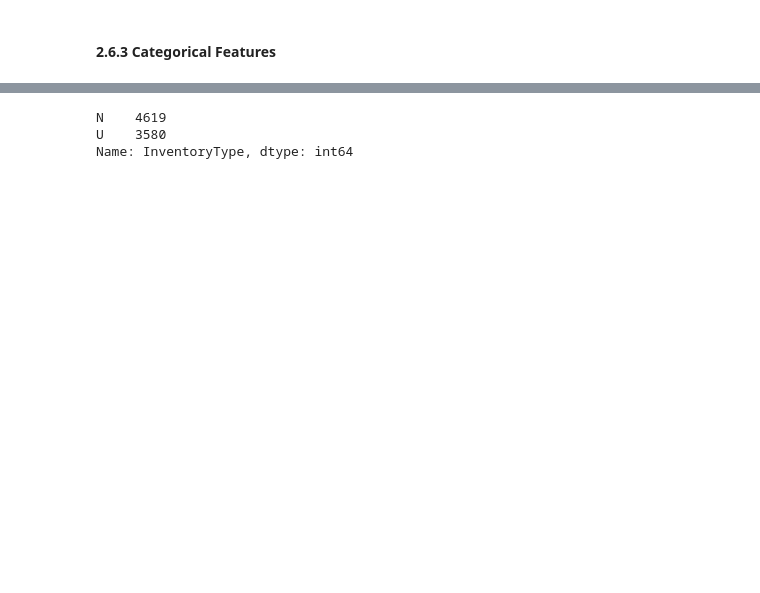
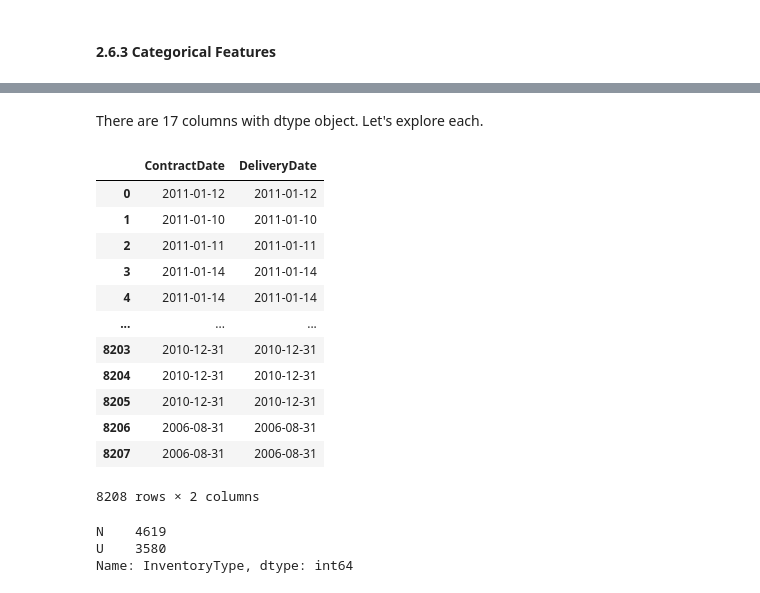
Before and after one commit to martell-n-tardy/Forecasting-with-a-Time-Series-Model-using-Python, a Jupyter notebook: notebooks/data wrangling.ipynb, the cells around one changed output, grey strips where cells are left out. Saved outputs shown, nothing was run; the diff lists cells and outputs as text; code cells hidden in the pictures; blank space fills up the shorter version.

Commit message:
categorical features explored

```diff
--- a/notebooks/data wrangling.ipynb
+++ b/notebooks/data wrangling.ipynb
@@ -356,3 +338,25 @@ memory usage: 1.8+ MB
+# %% [markdown]
+There are 17 columns with dtype object. Let's explore each.
+# %%
+#examine and clean time series format for Contract and DeliveryDate
+sales_hist['ContractDate'] = pd.to_datetime(sales_hist['ContractDate'], errors = 'coerce').dt.floor('d')
+sales_hist['DeliveryDate'] = pd.to_datetime(sales_hist['DeliveryDate'], errors = 'coerce').dt.floor('d')
+#confirm changes to formatting
+sales_hist.iloc[:,1:3]
+# %% [output]
+|  | ContractDate | DeliveryDate |
+| 0 | 2011-01-12 | 2011-01-12 |
+| 1 | 2011-01-10 | 2011-01-10 |
+| 2 | 2011-01-11 | 2011-01-11 |
+| 3 | 2011-01-14 | 2011-01-14 |
+| 4 | 2011-01-14 | 2011-01-14 |
+| ... | ... | ... |
+| 8203 | 2010-12-31 | 2010-12-31 |
+| 8204 | 2010-12-31 | 2010-12-31 |
+| 8205 | 2010-12-31 | 2010-12-31 |
+| 8206 | 2006-08-31 | 2006-08-31 |
+| 8207 | 2006-08-31 | 2006-08-31 |
+8208 rows × 2 columns
 # %%
 #examining InventoryType
 sales_hist.InventoryType.value_counts()
```
Also changed, not shown: parts of 15 cells of this notebook.
